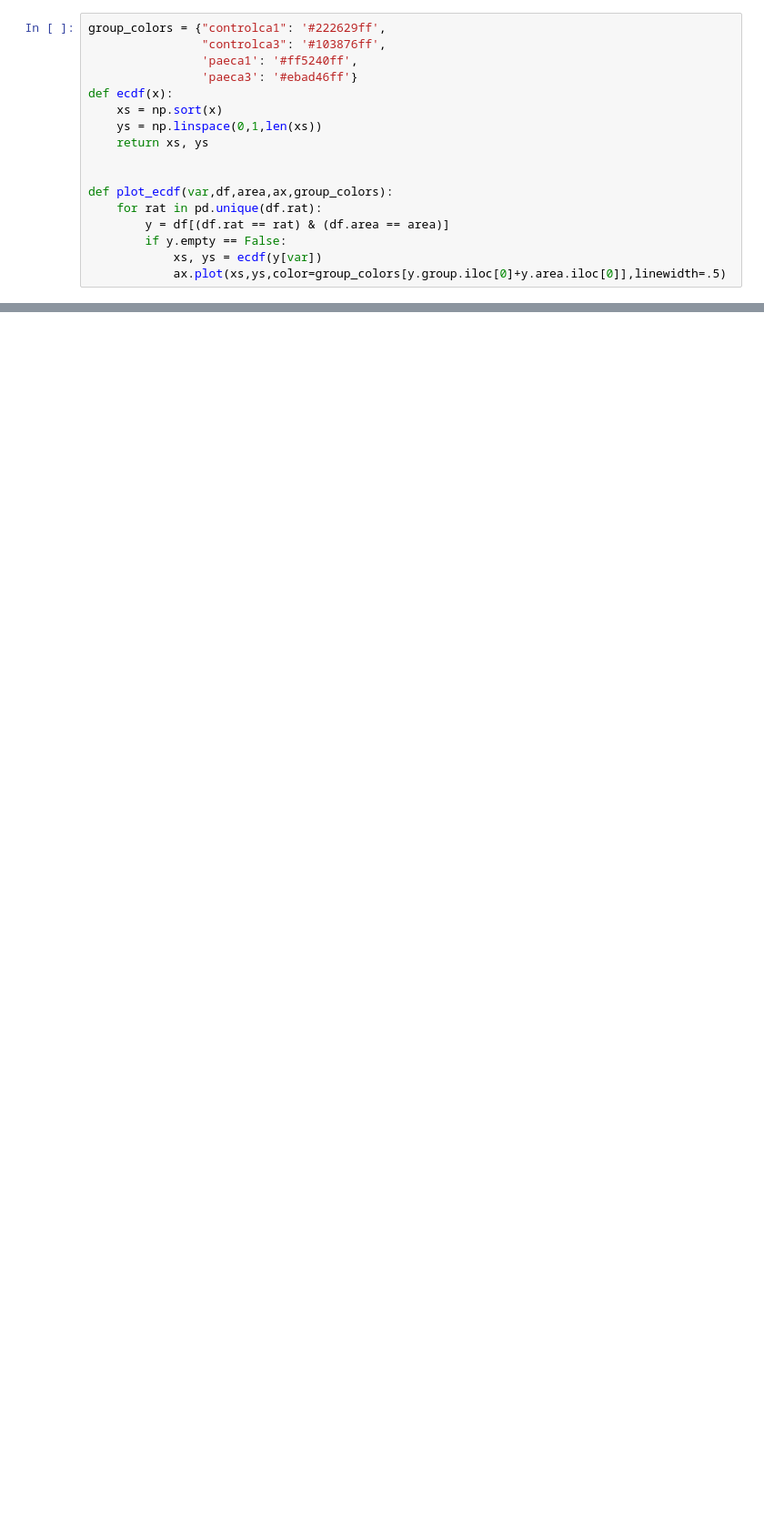
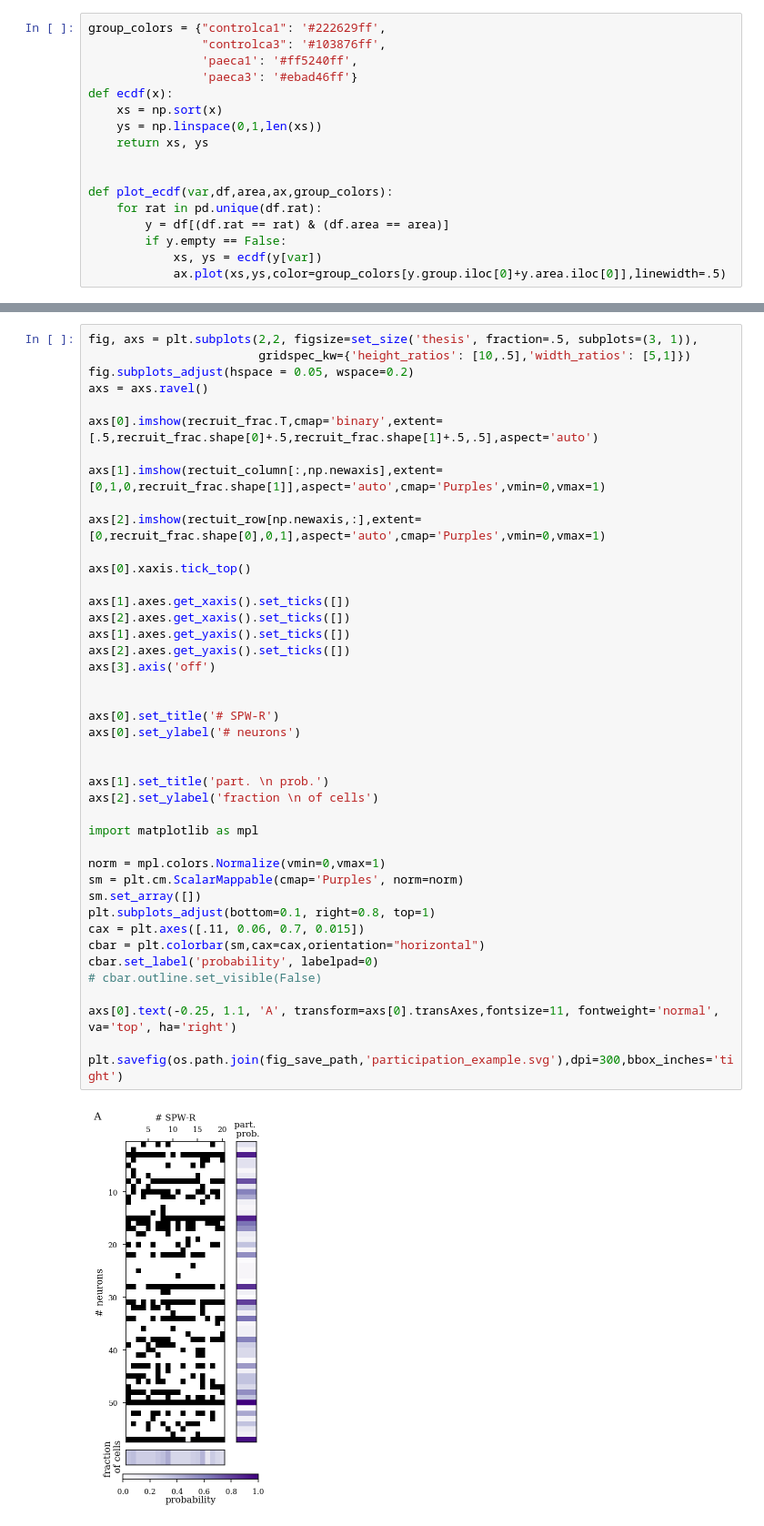
Before and after one commit to ryanharvey1/ripple_analyses, a Jupyter notebook: notebooks/frac_of_participation.ipynb, the cells around one changed output, grey strips where cells are left out. Shown at 91% size. Saved outputs shown, nothing was run; the diff lists cells and outputs as text; blank space fills up the shorter version.

```diff
--- a/notebooks/frac_of_participation.ipynb
+++ b/notebooks/frac_of_participation.ipynb
@@ -193,0 +620,44 @@ plt.savefig(os.path.join(fig_save_path,'recruit_frac_box.svg'),dpi=300,bbox_inch
+# %%
+fig, axs = plt.subplots(2,2, figsize=set_size('thesis', fraction=.5, subplots=(3, 1)),
+                        gridspec_kw={'height_ratios': [10,.5],'width_ratios': [5,1]})
+fig.subplots_adjust(hspace = 0.05, wspace=0.2)
+axs = axs.ravel()
+
+axs[0].imshow(recruit_frac.T,cmap='binary',extent=[.5,recruit_frac.shape[0]+.5,recruit_frac.shape[1]+.5,.5],aspect='auto')
+
+axs[1].imshow(rectuit_column[:,np.newaxis],extent=[0,1,0,recruit_frac.shape[1]],aspect='auto',cmap='Purples',vmin=0,vmax=1)
+
+axs[2].imshow(rectuit_row[np.newaxis,:],extent=[0,recruit_frac.shape[0],0,1],aspect='auto',cmap='Purples',vmin=0,vmax=1)
+
+axs[0].xaxis.tick_top()
+
+axs[1].axes.get_xaxis().set_ticks([])
+axs[2].axes.get_xaxis().set_ticks([])
+axs[1].axes.get_yaxis().set_ticks([])
+axs[2].axes.get_yaxis().set_ticks([])
+axs[3].axis('off')
+
+
+axs[0].set_title('# SPW-R')
+axs[0].set_ylabel('# neurons')
+
+
+axs[1].set_title('part. \n prob.')
+axs[2].set_ylabel('fraction \n of cells')
+
+import matplotlib as mpl
+
+norm = mpl.colors.Normalize(vmin=0,vmax=1)
+sm = plt.cm.ScalarMappable(cmap='Purples', norm=norm)
+sm.set_array([])
+plt.subplots_adjust(bottom=0.1, right=0.8, top=1)
+cax = plt.axes([.11, 0.06, 0.7, 0.015])
+cbar = plt.colorbar(sm,cax=cax,orientation="horizontal")
+cbar.set_label('probability', labelpad=0)
+# cbar.outline.set_visible(False)
+
+axs[0].text(-0.25, 1.1, 'A', transform=axs[0].transAxes,fontsize=11, fontweight='normal', va='top', ha='right')
+
+plt.savefig(os.path.join(fig_save_path,'participation_example.svg'),dpi=300,bbox_inches='tight')
+# %% [output]
+[figure, added]
```
Also changed, not shown: parts of 24 cells of this notebook.
